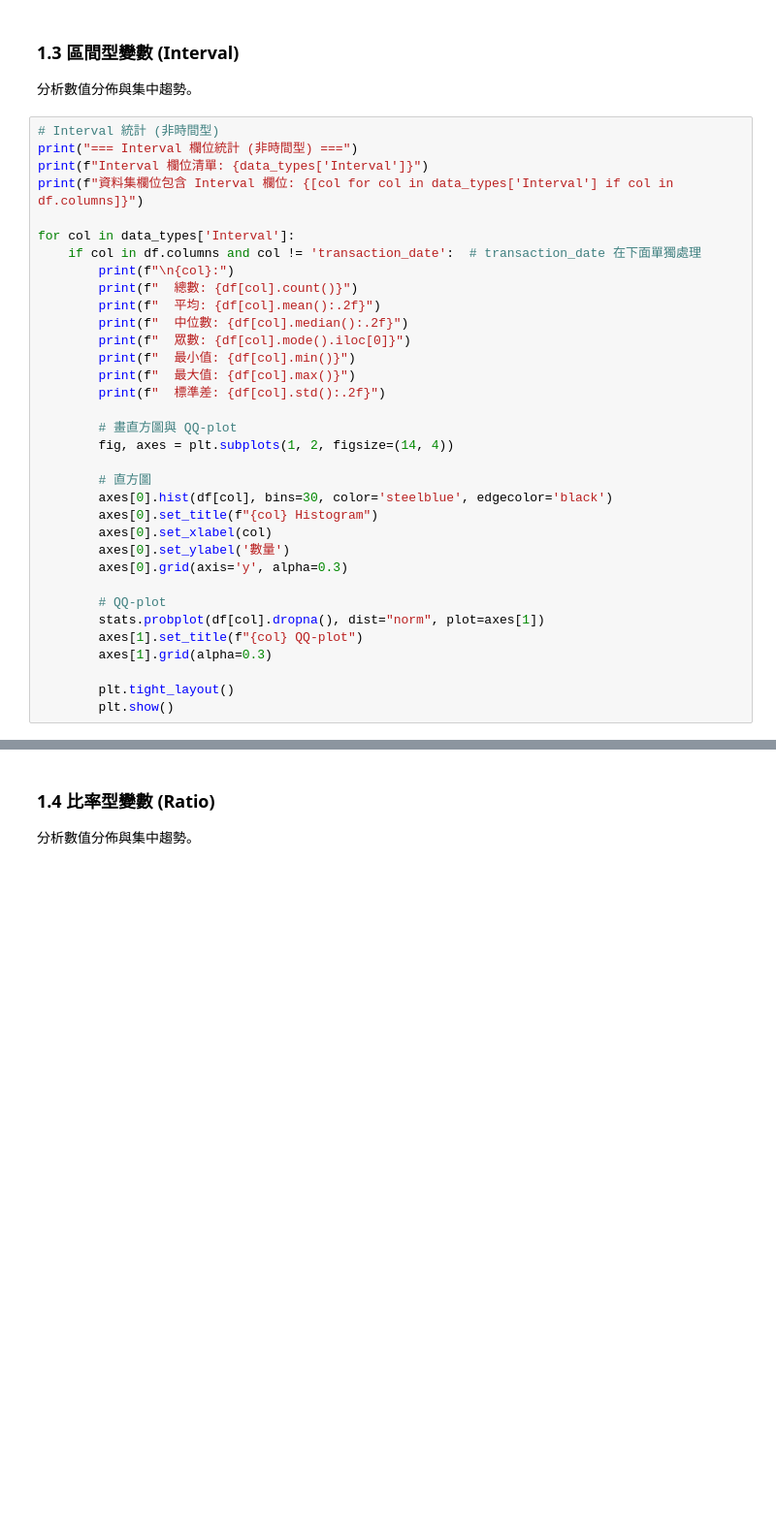
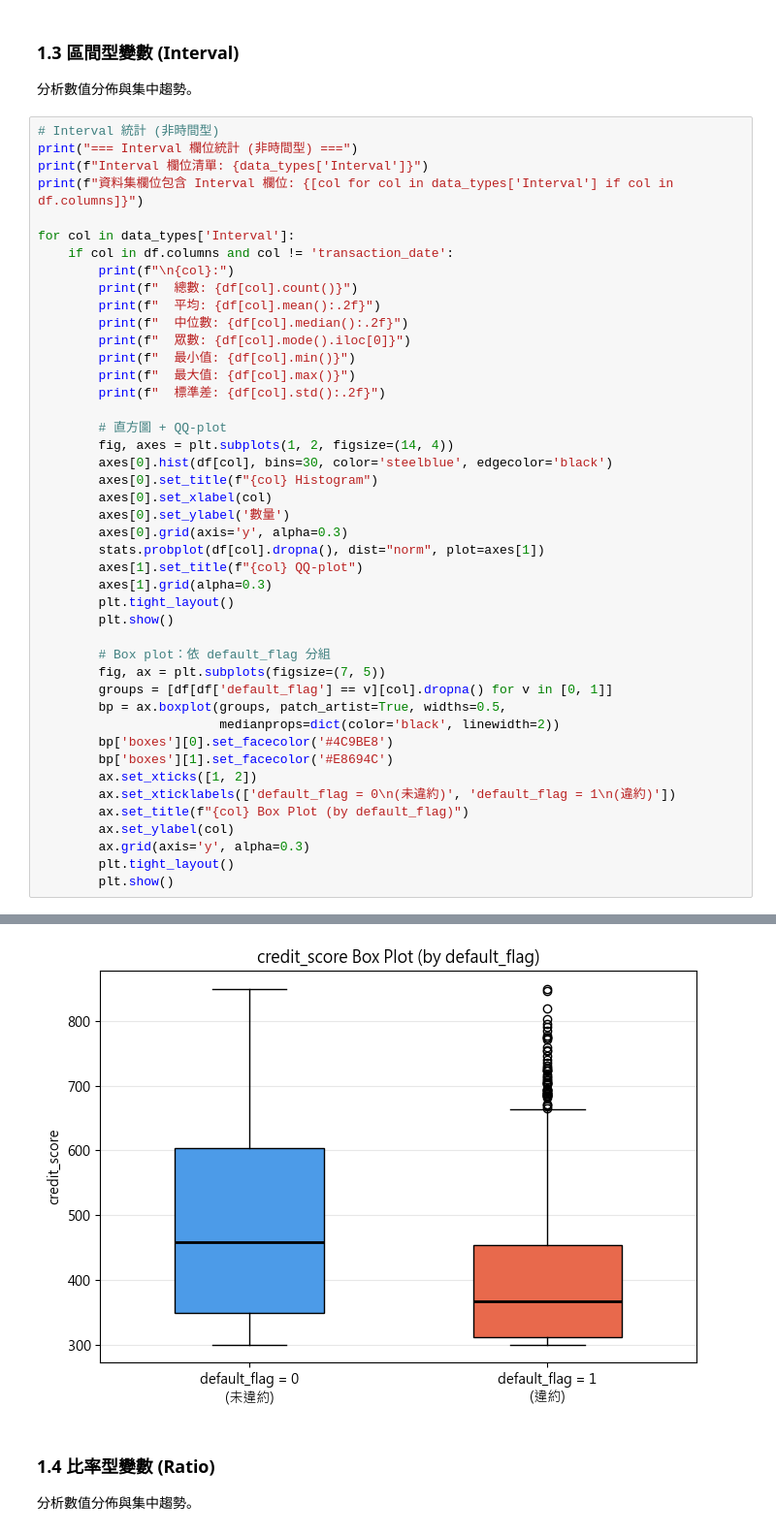
Before and after one commit to BobbleUnderBox/DataMiningG1FinalProject, a Jupyter notebook: notebooks/02_exploratory_data_analysis.ipynb, the cells around one changed output, grey strips where cells are left out. Shown at 97% size. Drawn from its saved outputs; the diff is of its cells as text; blank space fills up the shorter version.

```diff
--- a/notebooks/02_exploratory_data_analysis.ipynb
+++ b/notebooks/02_exploratory_data_analysis.ipynb
@@ -220,7 +212,7 @@ print(f"Interval 欄位清單: {data_types['Interval']}")
 print(f"資料集欄位包含 Interval 欄位: {[col for col in data_types['Interval'] if col in df.columns]}")
 
 for col in data_types['Interval']:
-    if col in df.columns and col != 'transaction_date':  # transaction_date 在下面單獨處理
+    if col in df.columns and col != 'transaction_date':
         print(f"\n{col}:")
         print(f"  總數: {df[col].count()}")
         print(f"  平均: {df[col].mean():.2f}")
@@ -228,39 +220,50 @@ for col in data_types['Interval']:
         print(f"  眾數: {df[col].mode().iloc[0]}")
         print(f"  最小值: {df[col].min()}")
         print(f"  最大值: {df[col].max()}")
         print(f"  標準差: {df[col].std():.2f}")
 
-        # 畫直方圖與 QQ-plot
+        # 直方圖 + QQ-plot
         fig, axes = plt.subplots(1, 2, figsize=(14, 4))
-
-        # 直方圖
         axes[0].hist(df[col], bins=30, color='steelblue', edgecolor='black')
         axes[0].set_title(f"{col} Histogram")
         axes[0].set_xlabel(col)
         axes[0].set_ylabel('數量')
         axes[0].grid(axis='y', alpha=0.3)
-
-        # QQ-plot
         stats.probplot(df[col].dropna(), dist="norm", plot=axes[1])
         axes[1].set_title(f"{col} QQ-plot")
         axes[1].grid(alpha=0.3)
-
         plt.tight_layout()
         plt.show()
+
+        # Box plot：依 default_flag 分組
+        fig, ax = plt.subplots(figsize=(7, 5))
+        groups = [df[df['default_flag'] == v][col].dropna() for v in [0, 1]]
+        bp = ax.boxplot(groups, patch_artist=True, widths=0.5,
+                        medianprops=dict(color='black', linewidth=2))
+        bp['boxes'][0].set_facecolor('#4C9BE8')
+        bp['boxes'][1].set_facecolor('#E8694C')
+        ax.set_xticks([1, 2])
+        ax.set_xticklabels(['default_flag = 0\n(未違約)', 'default_flag = 1\n(違約)'])
+        ax.set_title(f"{col} Box Plot (by default_flag)")
+        ax.set_ylabel(col)
+        ax.grid(axis='y', alpha=0.3)
+        plt.tight_layout()
+        plt.show()
 # %% [output]
 === Interval 欄位統計 (非時間型) ===
 Interval 欄位清單: ['credit_score', 'transaction_date']
 資料集欄位包含 Interval 欄位: ['credit_score', 'transaction_date']
 
 credit_score:
   總數: 10345
   平均: 448.18
   中位數: 403.00
   眾數: 300
   最小值: 300
   最大值: 850
   標準差: 136.52
 [figure]
+[figure, added]
 # %% [markdown]
 ### 1.4 比率型變數 (Ratio)
 分析數值分佈與集中趨勢。
```
Also changed, not shown: parts of 5 cells of this notebook.
